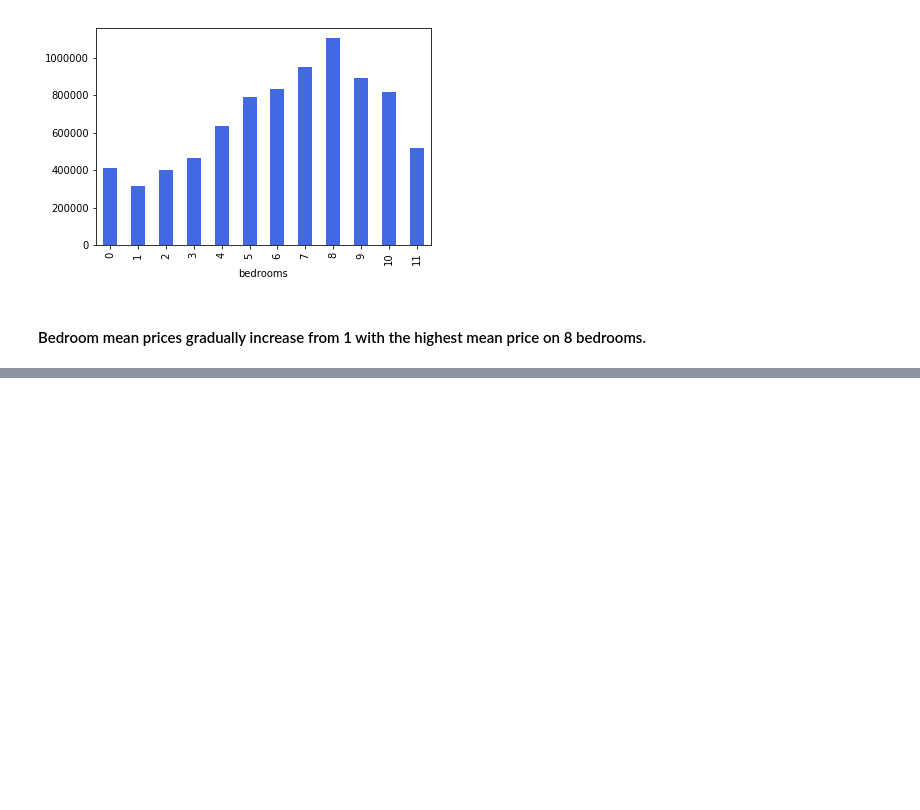
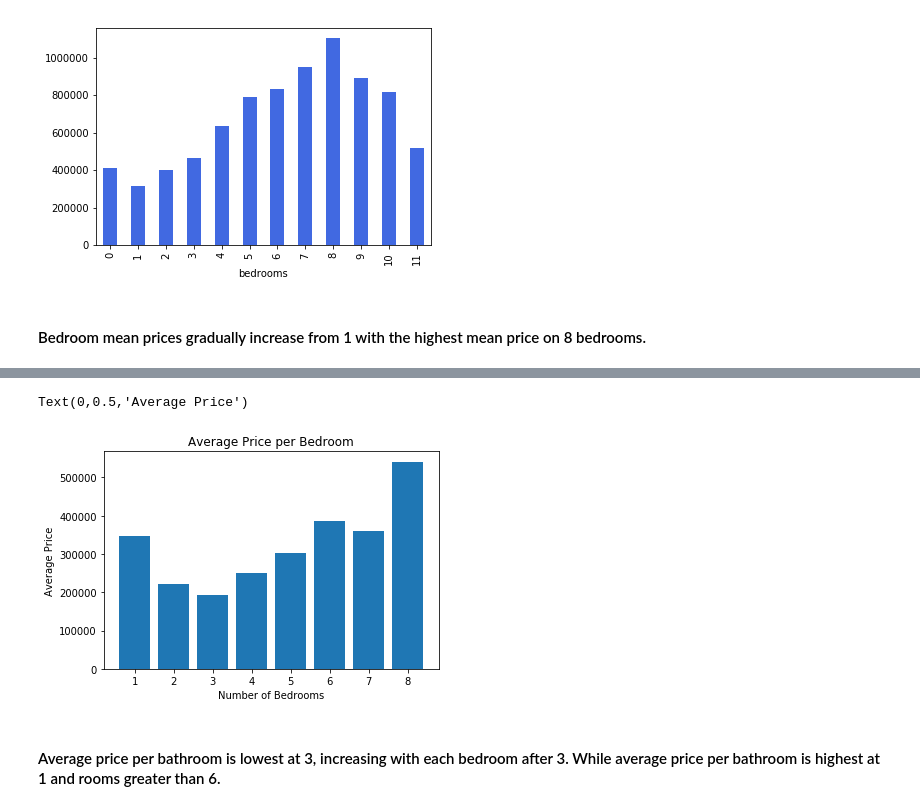
Before and after one commit to mwon3919/Springboard_Captstone1, a Jupyter notebook: Springboard_capstoneproject1.ipynb, the cells around one changed output, grey strips where cells are left out. Cells and saved outputs as stored; diff of their text form; code cells hidden in the pictures; blank space fills up the shorter version.

```diff
--- a/Springboard_capstoneproject1.ipynb
+++ b/Springboard_capstoneproject1.ipynb
@@ -1082,0 +1147,21 @@ dfbed.groupby('bedrooms')['price'].mean().plot(kind = 'bar',color = 'royalblue')
+# %%
+sbath = dfbath.groupby('numbathroom')['price'].mean()
+# %%
+abdict = {}
+for i, v in sbath.items():
+    avgppb = v/i
+    abdict[i] = avgppb
+# %%
+lists = sorted(abdict.items()) # sorted by key, return a list of tuples
+
+x, y = zip(*lists) # unpack a list of pairs into two tuples
+
+plt.bar(x,y)
+plt.title('Average Price per Bedroom')
+plt.xlabel('Number of Bedrooms')
+plt.ylabel('Average Price')
+# %% [output]
+Text(0,0.5,'Average Price')
+[figure, added]
+# %% [markdown]
+#### Average price per bathroom is lowest at 3, increasing with each bedroom after 3. While average price per bathroom is highest at 1 and rooms greater than 6.
```
Also changed, not shown: parts of 13 cells of this notebook.
